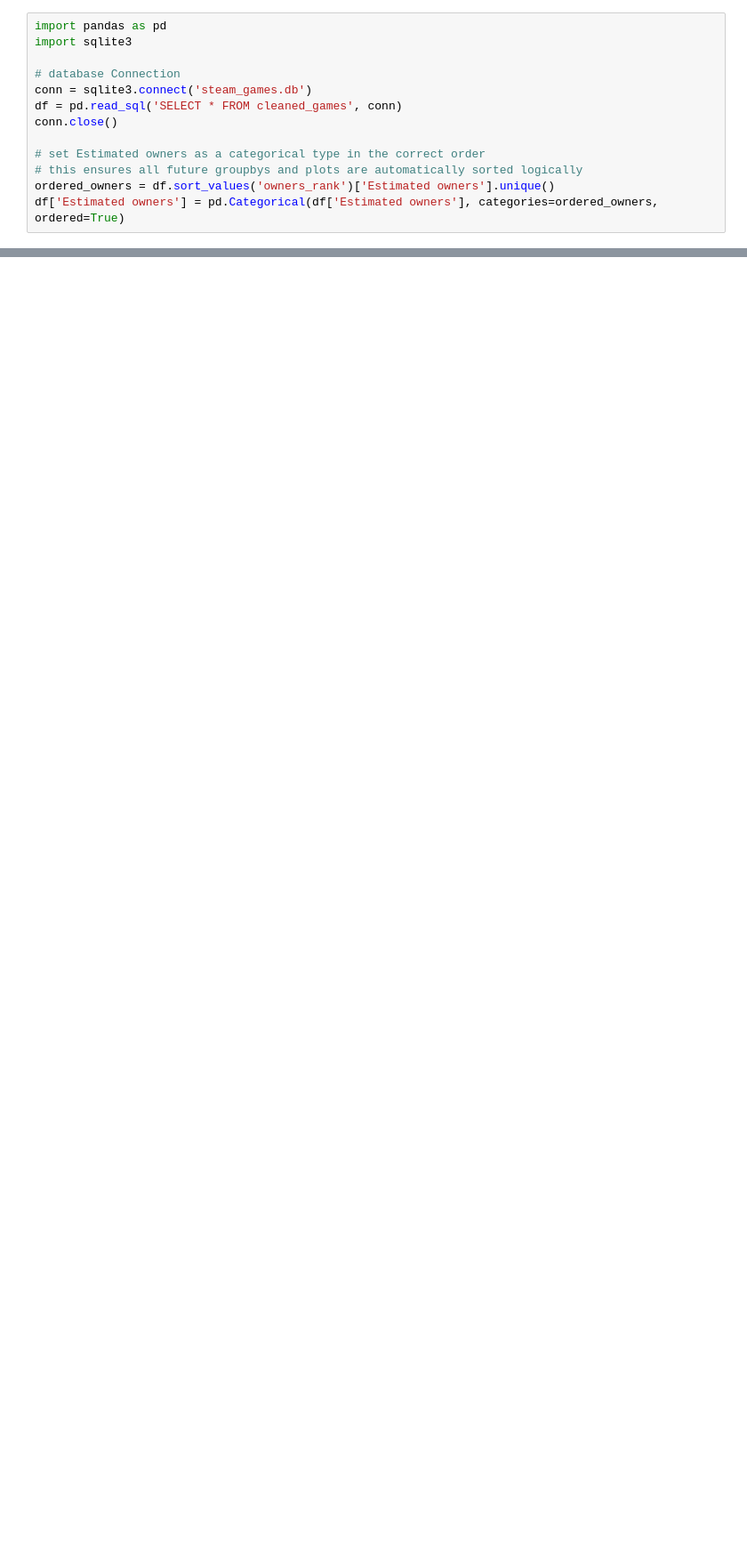
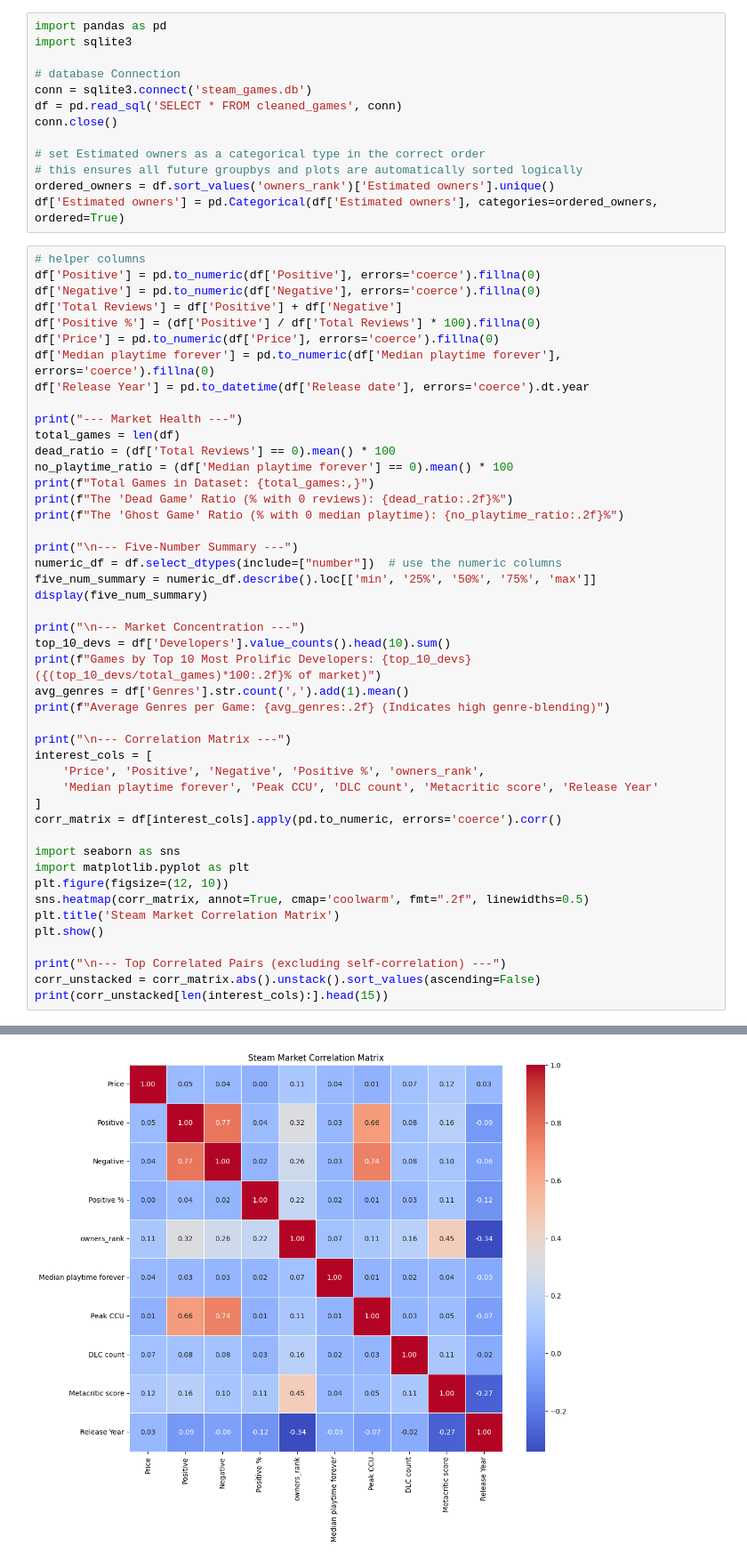
Before and after one commit to PatrickRinn/COSC-301-Project, a Jupyter notebook: analysis.ipynb, the cells around one changed output, grey strips where cells are left out. Shown at 89% size. Cells and saved outputs as stored; diff of their text form; blank space fills up the shorter version.

```diff
--- a/analysis.ipynb
+++ b/analysis.ipynb
@@ -11,3 +11,50 @@ conn.close()
 # this ensures all future groupbys and plots are automatically sorted logically
 ordered_owners = df.sort_values('owners_rank')['Estimated owners'].unique()
 df['Estimated owners'] = pd.Categorical(df['Estimated owners'], categories=ordered_owners, ordered=True)
+# %%
+# helper columns
+df['Positive'] = pd.to_numeric(df['Positive'], errors='coerce').fillna(0)
+df['Negative'] = pd.to_numeric(df['Negative'], errors='coerce').fillna(0)
+df['Total Reviews'] = df['Positive'] + df['Negative']
+df['Positive %'] = (df['Positive'] / df['Total Reviews'] * 100).fillna(0)
+df['Price'] = pd.to_numeric(df['Price'], errors='coerce').fillna(0)
+df['Median playtime forever'] = pd.to_numeric(df['Median playtime forever'], errors='coerce').fillna(0)
+df['Release Year'] = pd.to_datetime(df['Release date'], errors='coerce').dt.year
+
+print("--- Market Health ---")
+total_games = len(df)
+dead_ratio = (df['Total Reviews'] == 0).mean() * 100
+no_playtime_ratio = (df['Median playtime forever'] == 0).mean() * 100
+print(f"Total Games in Dataset: {total_games:,}")
+print(f"The 'Dead Game' Ratio (% with 0 reviews): {dead_ratio:.2f}%")
+print(f"The 'Ghost Game' Ratio (% with 0 median playtime): {no_playtime_ratio:.2f}%")
+
+print("\n--- Five-Number Summary ---")
+numeric_df = df.select_dtypes(include=["number"])  # use the numeric columns
+five_num_summary = numeric_df.describe().loc[['min', '25%', '50%', '75%', 'max']]
+display(five_num_summary)
+
+print("\n--- Market Concentration ---")
+top_10_devs = df['Developers'].value_counts().head(10).sum()
+print(f"Games by Top 10 Most Prolific Developers: {top_10_devs} ({(top_10_devs/total_games)*100:.2f}% of market)")
+avg_genres = df['Genres'].str.count(',').add(1).mean()
+print(f"Average Genres per Game: {avg_genres:.2f} (Indicates high genre-blending)")
+
+print("\n--- Correlation Matrix ---")
+interest_cols = [
+    'Price', 'Positive', 'Negative', 'Positive %', 'owners_rank',
+    'Median playtime forever', 'Peak CCU', 'DLC count', 'Metacritic score', 'Release Year'
+]
+corr_matrix = df[interest_cols].apply(pd.to_numeric, errors='coerce').corr()
+
+import seaborn as sns
+import matplotlib.pyplot as plt
+plt.figure(figsize=(12, 10))
+sns.heatmap(corr_matrix, annot=True, cmap='coolwarm', fmt=".2f", linewidths=0.5)
+plt.title('Steam Market Correlation Matrix')
+plt.show()
+
+print("\n--- Top Correlated Pairs (excluding self-correlation) ---")
+corr_unstacked = corr_matrix.abs().unstack().sort_values(ascending=False)
+print(corr_unstacked[len(interest_cols):].head(15))
+# %% [output]
@@ -13,0 +79 @@ df['Estimated owners'] = pd.Categorical(df['Estimated owners'], categories=order
+[figure, added]
```
Also changed, not shown: parts of 5 cells of this notebook.
